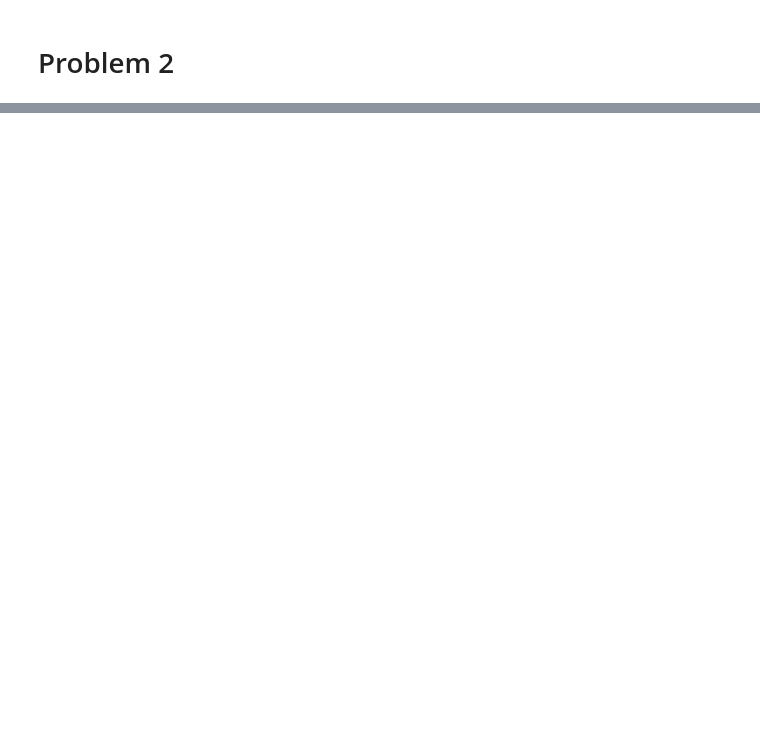
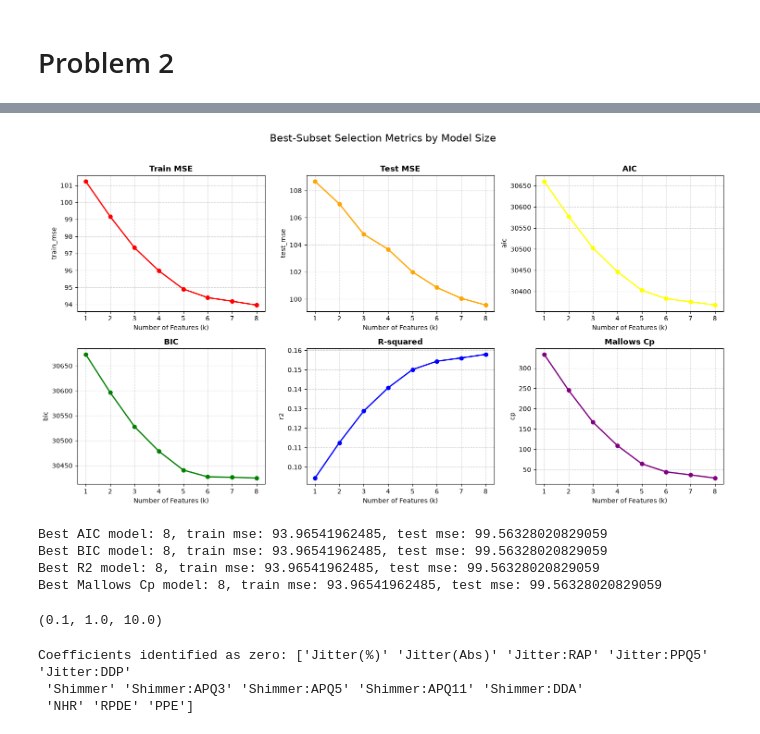
Before and after one commit to davidgraymi/CS598-PSL-MP2, a Jupyter notebook: main.ipynb, the cells around one changed output, grey strips where cells are left out. Drawn from its saved outputs; the diff is of its cells as text; code cells hidden in the pictures; blank space fills up the shorter version.

```diff
--- a/main.ipynb
+++ b/main.ipynb
@@ -215,6 +228,9 @@ X_train, X_test, y_train, y_test = train_test_split(
     random_state=598,
 )
 
+y_train = y_train.squeeze()
+y_test = y_test.squeeze()
+
 print(X_train.shape)
 print(y_train.shape)
 print(X_test.shape)
@@ -319,0 +326,66 @@ Model size: 8, Train MSE: 97.1217, Test MSE: 102.5142
+# %%
+fig, axes = plt.subplots(nrows=2, ncols=3, figsize=(15, 8))
+fig.suptitle('Best-Subset Selection Metrics by Model Size', fontsize=16, y=1.02)
+
+# Flatten the 2D axes array for easy iteration
+axes = axes.flatten()
+
+# Define the data mapping based on your original colors
+plots_config = [
+    ('train_mse', 'Train MSE', 'red'),
+    ('test_mse', 'Test MSE', 'orange'),
+    ('aic', 'AIC', 'yellow'), # Note: yellow can be hard to see on white backgrounds
+    ('bic', 'BIC', 'green'),
+    ('r2', 'R-squared', 'blue'),
+    ('cp', 'Mallows Cp', 'purple')
+]
+
+for i, (metric, title, color) in enumerate(plots_config):
+    axes[i].plot(model_sizes, pipes[metric], marker='o', linestyle='-', color=color, linewidth=2)
+    axes[i].set_title(title, fontsize=12, fontweight='bold')
+    axes[i].set_xlabel('Number of Features (k)')
+    axes[i].set_ylabel(metric)
+    axes[i].grid(True, linestyle='--', alpha=0.6)
+
+    # Force integer ticks on the x-axis for model size
+    axes[i].set_xticks(model_sizes)
+
+# Automatically adjust spacing between subplots to prevent overlap
+plt.tight_layout()
+plt.show()
+# %% [output]
+[figure, added]
+# %%
+# 2b
+best_aic = np.argmin(pipes['aic'])
+best_bic = np.argmin(pipes['bic'])
+best_r2 = np.argmax(pipes['r2'])
+best_cp = np.argmin(pipes['cp'])
+
+print(f'Best AIC model: {pipes['model_size'][best_aic]}, train mse: {pipes['train_mse'][best_aic]}, test mse: {pipes['test_mse'][best_aic]}')
+print(f'Best BIC model: {pipes['model_size'][best_bic]}, train mse: {pipes['train_mse'][best_bic]}, test mse: {pipes['test_mse'][best_bic]}')
+print(f'Best R2 model: {pipes['model_size'][best_r2]}, train mse: {pipes['train_mse'][best_r2]}, test mse: {pipes['test_mse'][best_r2]}')
+print(f'Best Mallows Cp model: {pipes['model_size'][best_cp]}, train mse: {pipes['train_mse'][best_cp]}, test mse: {pipes['test_mse'][best_cp]}')
+# %% [output]
+Best AIC model: 8, train mse: 93.96541962485, test mse: 99.56328020829059
+Best BIC model: 8, train mse: 93.96541962485, test mse: 99.56328020829059
+Best R2 model: 8, train mse: 93.96541962485, test mse: 99.56328020829059
+Best Mallows Cp model: 8, train mse: 93.96541962485, test mse: 99.56328020829059
+# %%
+# 2c
+scaler = StandardScaler()
+X_train_scaled = scaler.fit_transform(X_train)
+
+rcv = RidgeCV(store_cv_results=True).fit(X_train_scaled, y_train)
+rcv.alphas
+# %% [output]
+(0.1, 1.0, 10.0)
+# %%
+# 2d
+lcv = LassoCV().fit(X_train, y_train)
+mask = lcv.coef_ == 0
+print(f'Coefficients identified as zero: {lcv.feature_names_in_[mask]}')
+# %% [output]
+Coefficients identified as zero: ['Jitter(%)' 'Jitter(Abs)' 'Jitter:RAP' 'Jitter:PPQ5' 'Jitter:DDP'
+ 'Shimmer' 'Shimmer:APQ3' 'Shimmer:APQ5' 'Shimmer:APQ11' 'Shimmer:DDA'
+ 'NHR' 'RPDE' 'PPE']
```
Also changed, not shown: parts of 12 cells of this notebook.
